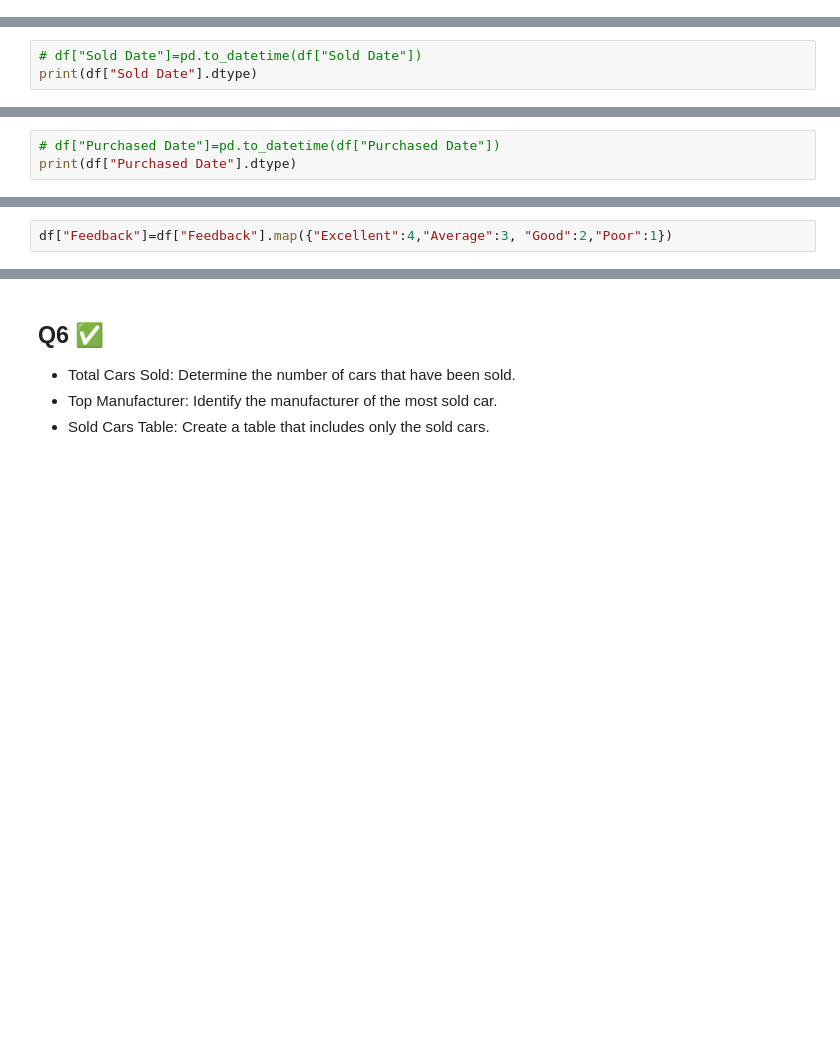
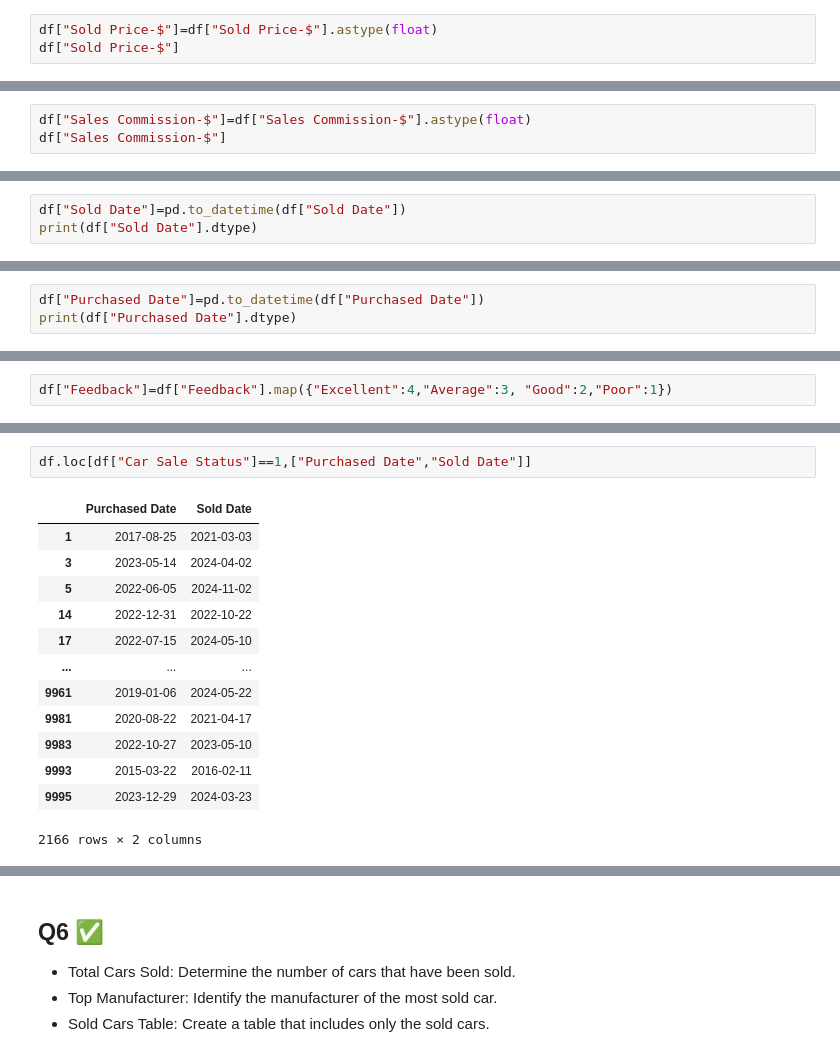
Before and after one commit to 3iraqi-0/mohamed_eleraqi_pandas_task_3, a Jupyter notebook: Used Cars Task.ipynb, the cells around one changed output, grey strips where cells are left out. Saved outputs shown, nothing was run; the diff lists cells and outputs as text; blank space fills up the shorter version.

```diff
--- a/Used Cars Task.ipynb
+++ b/Used Cars Task.ipynb
@@ -111,0 +130,3 @@ dtype: int64
+# %%
+df["Sold Price-$"]=df["Sold Price-$"].astype(float)
+df["Sold Price-$"]
@@ -111,0 +146,3 @@ dtype: int64
+# %%
+df["Sales Commission-$"]=df["Sales Commission-$"].astype(float)
+df["Sales Commission-$"]
@@ -112,6 +162,6 @@ dtype: int64
 # %% [markdown]
 - $Dates: Sold~Date ~,~ Purchased~Date$
 # %%
-# df["Sold Date"]=pd.to_datetime(df["Sold Date"])
+df["Sold Date"]=pd.to_datetime(df["Sold Date"])
 print(df["Sold Date"].dtype)
 # %% [output]
@@ -119,4 +169,4 @@ object
 # %%
-# df["Purchased Date"]=pd.to_datetime(df["Purchased Date"])
+df["Purchased Date"]=pd.to_datetime(df["Purchased Date"])
 print(df["Purchased Date"].dtype)
 # %% [output]
@@ -188,0 +274,16 @@ df["Feedback"]=df["Feedback"].map({"Excellent":4,"Average":3, "Good":2,"Poor":1}
+# %%
+df.loc[df["Car Sale Status"]==1,["Purchased Date","Sold Date"]]
+# %% [output]
+|  | Purchased Date | Sold Date |
+| 1 | 2017-08-25 | 2021-03-03 |
+| 3 | 2023-05-14 | 2024-04-02 |
+| 5 | 2022-06-05 | 2024-11-02 |
+| 14 | 2022-12-31 | 2022-10-22 |
+| 17 | 2022-07-15 | 2024-05-10 |
+| ... | ... | ... |
+| 9961 | 2019-01-06 | 2024-05-22 |
+| 9981 | 2020-08-22 | 2021-04-17 |
+| 9983 | 2022-10-27 | 2023-05-10 |
+| 9993 | 2015-03-22 | 2016-02-11 |
+| 9995 | 2023-12-29 | 2024-03-23 |
+2166 rows × 2 columns
```
Also changed, not shown: parts of 31 cells of this notebook, 1 other file.
